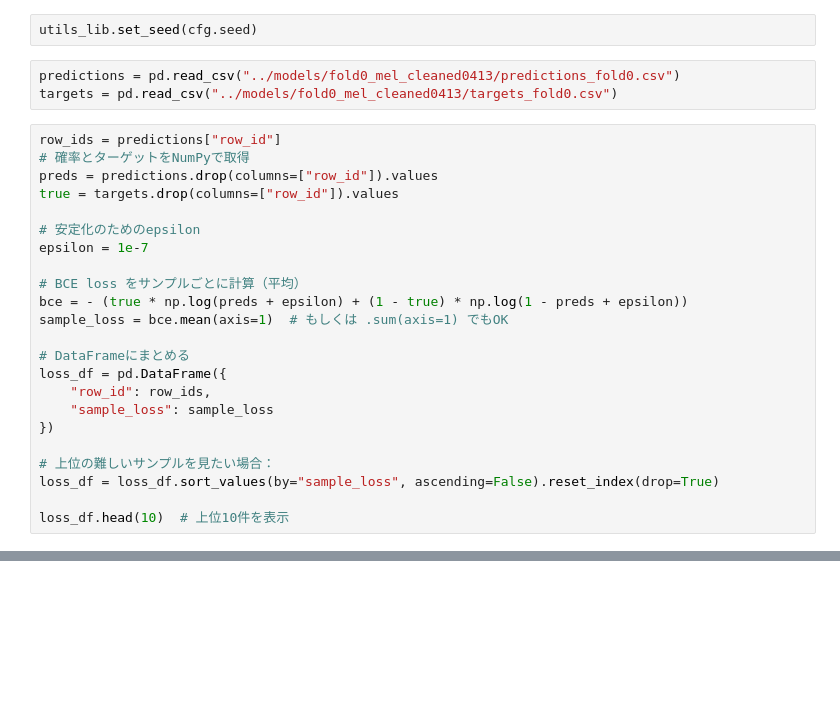
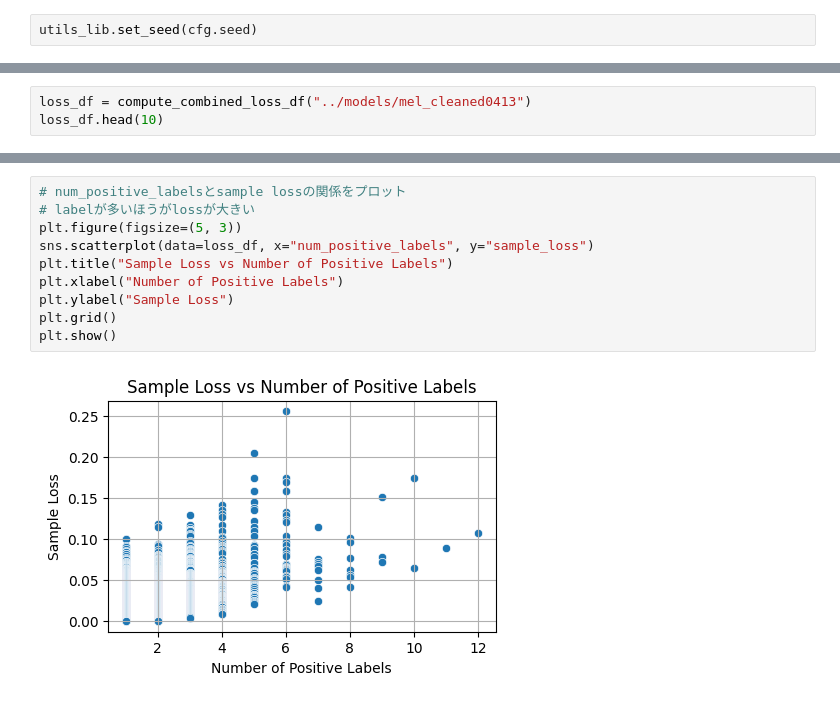
Before and after one commit to junya737/birdclef-2025, a Jupyter notebook: scripts/check_predictions.ipynb, the cells around one changed output, grey strips where cells are left out. Cells and saved outputs as stored; diff of their text form; blank space fills up the shorter version.

```diff
--- a/scripts/check_predictions.ipynb
+++ b/scripts/check_predictions.ipynb
@@ -134,29 +134,3 @@ class CFG:
 cfg = CFG(mode="train", kaggle_notebook=False, debug=False)
 # %%
 utils_lib.set_seed(cfg.seed)
-# %%
-predictions = pd.read_csv("../models/fold0_mel_cleaned0413/predictions_fold0.csv")
-targets = pd.read_csv("../models/fold0_mel_cleaned0413/targets_fold0.csv")
-# %%
-row_ids = predictions["row_id"]
-# 確率とターゲットをNumPyで取得
-preds = predictions.drop(columns=["row_id"]).values
-true = targets.drop(columns=["row_id"]).values
-
-# 安定化のためのepsilon
-epsilon = 1e-7
-
-# BCE loss をサンプルごとに計算（平均）
-bce = - (true * np.log(preds + epsilon) + (1 - true) * np.log(1 - preds + epsilon))
-sample_loss = bce.mean(axis=1)  # もしくは .sum(axis=1) でもOK
-
-# DataFrameにまとめる
-loss_df = pd.DataFrame({
-    "row_id": row_ids,
-    "sample_loss": sample_loss
-})
-
-# 上位の難しいサンプルを見たい場合：
-loss_df = loss_df.sort_values(by="sample_loss", ascending=False).reset_index(drop=True)
-
-loss_df.head(10)  # 上位10件を表示
@@ -189,0 +201,3 @@ loss_df.head(10)  # 上位10件を表示
+# %%
+loss_df = compute_combined_loss_df("../models/mel_cleaned0413")
+loss_df.head(10)
@@ -189,0 +230,12 @@ loss_df.head(10)  # 上位10件を表示
+# %%
+# num_positive_labelsとsample lossの関係をプロット
+# labelが多いほうがlossが大きい
+plt.figure(figsize=(5, 3))
+sns.scatterplot(data=loss_df, x="num_positive_labels", y="sample_loss")
+plt.title("Sample Loss vs Number of Positive Labels")
+plt.xlabel("Number of Positive Labels")
+plt.ylabel("Sample Loss")
+plt.grid()
+plt.show()
+# %% [output]
+[figure, added]
```
Also changed, not shown: parts of 16 cells of this notebook.
